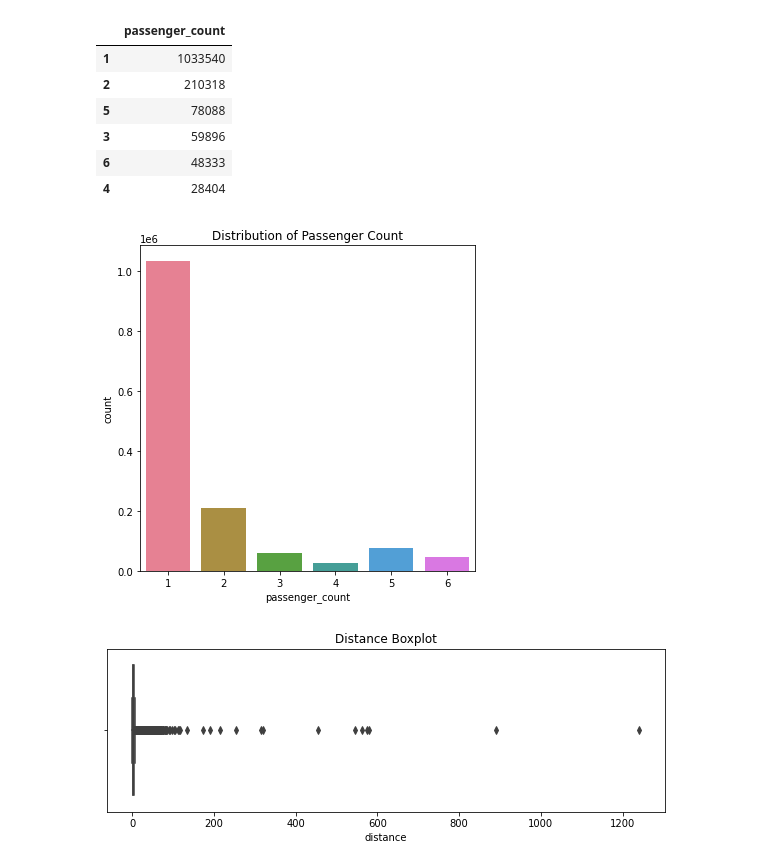
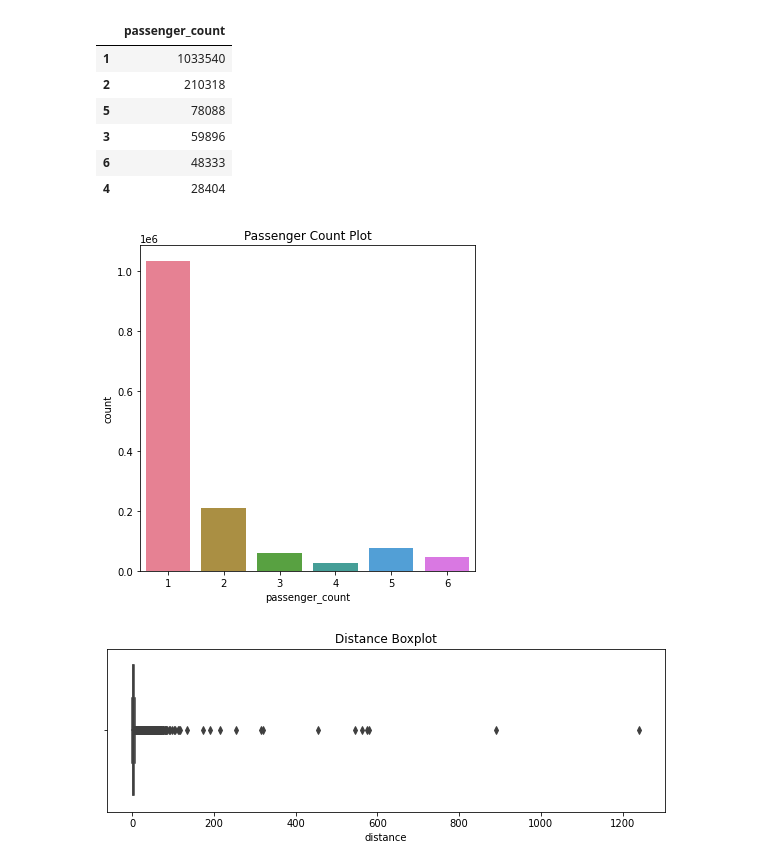
Before and after one commit to San13deep/NYC_Taxi_Trip_Prediction, a Jupyter notebook: NYC_Taxi_Trip_Time_Prediction_Capstone_Project.ipynb, the cells around one changed output. Saved outputs shown, nothing was run; the diff lists cells and outputs as text; code cells hidden in the pictures.

```diff
--- a/NYC_Taxi_Trip_Time_Prediction_Capstone_Project.ipynb
+++ b/NYC_Taxi_Trip_Time_Prediction_Capstone_Project.ipynb
@@ -188,5 +200,8 @@ nyc_df['distance'] =nyc_df.apply(lambda x: calculate_distance(x['pickup_latitude
 # %%
 # Added speed colum to undestand the speed of trips.
 nyc_df['speed'] = (nyc_df['distance']/(nyc_df['trip_duration']/3600))
+# %%
+# Converting seconds in hr
+nyc_df['trip_duration_hour']=nyc_df['trip_duration']/3600
 # %%
 # Lets see newly added columns in dataframe
@@ -257,9 +272,9 @@ nyc_df['passenger_count'].value_counts().to_frame()
 # %%
 # Countolot of passenger count
 plt.figure(figsize=(6,6))
-sns.countplot(x=nyc_df['passenger_count'], palette = 'husl')
-plt.title('Distribution of Passenger Count')
+sns.countplot(x=nyc_df.passenger_count, palette = 'husl')
+plt.title('Passenger Count Plot')
 plt.show()
 # %% [output]
-[figure, old version]
+[figure, new version]
 # %%
```
Also changed, not shown: parts of 99 cells of this notebook.
